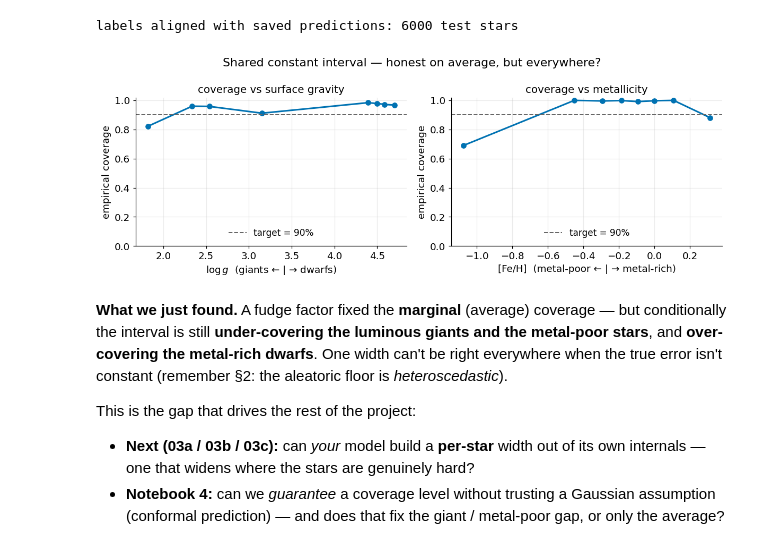
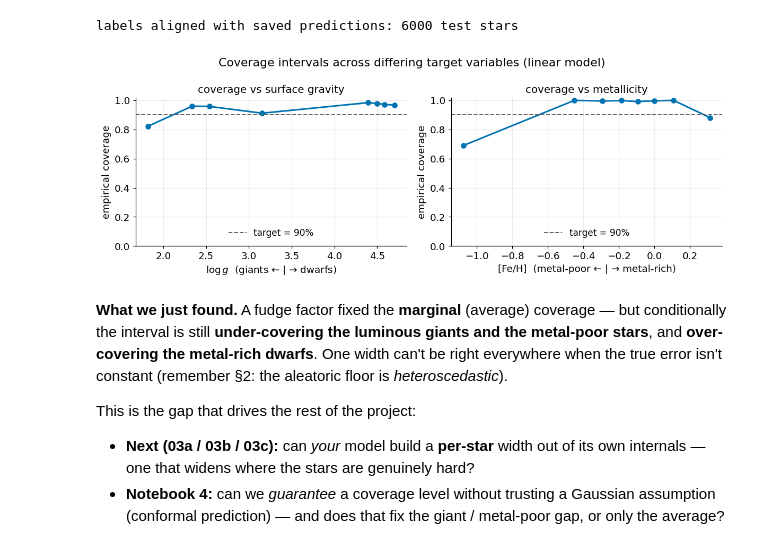
Before and after one commit to spy772/utssrp-2026, a Jupyter notebook: 03_uncertainty_common.ipynb, the cells around one changed output. Drawn from its saved outputs; the diff is of its cells as text; code cells hidden in the pictures.

```diff
--- a/03_uncertainty_common.ipynb
+++ b/03_uncertainty_common.ipynb
@@ -790,12 +790,13 @@ ax.plot(c_grid, cal_cov, "o-", color=COLORS["native"], label="calibration covera
 ax.axhline(TARGET_LEVEL, ls="--", color="0.4", lw=1.3, label=f"target = {TARGET_LEVEL:.0%}")
 ax.set_xlabel("fudge factor  c   (band = prediction ± c·k·σ)")
 ax.set_ylabel("coverage on the calibration set")
-ax.set_title("Sweep the width until calibration coverage hits 90%")
+ax.set_title("Fudge factor search until calibration coverage hits 90% (linear model)")
 ax.legend()
+savefig("nb3_plt1_linear_ff_c_val_finding.png")
 plt.show()
 
 # Read off the c where the calibration curve crosses the target line, then set it here:
-c_fudge = 1.0    # <- your turn: change this to the c that lands calibration coverage on 90% (try 0.85)
+c_fudge = 0.71    # <- your turn: change this to the c that lands calibration coverage on 90% (try 0.85)
 
 # Apply the SAME c to the TEST set and check coverage honestly.
 shared_lower_c = y_test_pred - c_fudge * k * sigma
@@ -846,24 +847,25 @@ labels aligned with saved predictions: 6000 test stars
 # %%
 # Slice the FUDGED (marginally-calibrated) interval's coverage by both physical axes.
 # plot_reliability bins the stars and shows coverage per bin against the target line.
 lo_plot, hi_plot = shared_lower_c, shared_upper_c   # <- your turn: try shared_lower, shared_upper
                                                     #    (the UN-fudged band) and compare the sag
 
 fig, axes = plt.subplots(1, 2, figsize=(11, 4))
 plot_reliability(y_test_true, lo_plot, hi_plot, target=TARGET_LEVEL,
                  feature=logg_test, feature_name=r"$\log g$  (giants ← | → dwarfs)",
                  ax=axes[0])
 axes[0].set_title("coverage vs surface gravity")
 plot_reliability(y_test_true, lo_plot, hi_plot, target=TARGET_LEVEL,
                  feature=feh_test, feature_name=r"[Fe/H]  (metal-poor ← | → metal-rich)",
                  ax=axes[1])
 axes[1].set_title("coverage vs metallicity")
-fig.suptitle("Shared constant interval — honest on average, but everywhere?")
+fig.suptitle("Coverage intervals across differing target variables (linear model)")
 fig.tight_layout()
+savefig("nb3_plt2_linear_cond_coverages.png")
 plt.show()
 # <- look for: which bins sag BELOW the 90% line? The giants (low log g)? The metal-poor (low [Fe/H])?
 # %% [output]
-[figure, old version]
+[figure, new version]
 # %% [markdown]
 **What we just found.** A fudge factor fixed the **marginal** (average) coverage — but conditionally
 the interval is still **under-covering the luminous giants and the metal-poor stars**, and
```
Also changed, not shown: parts of 1 cell of this notebook, 3 other files.
